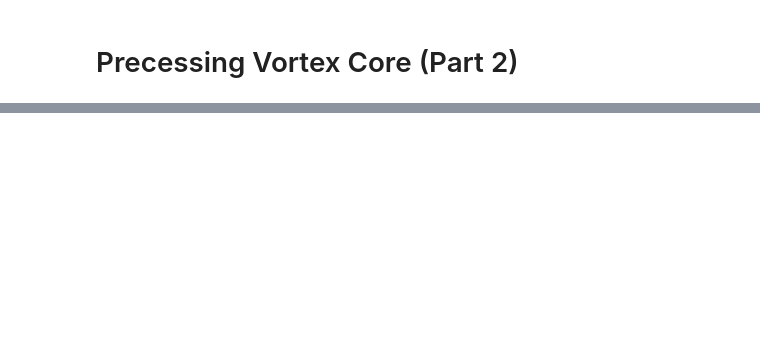
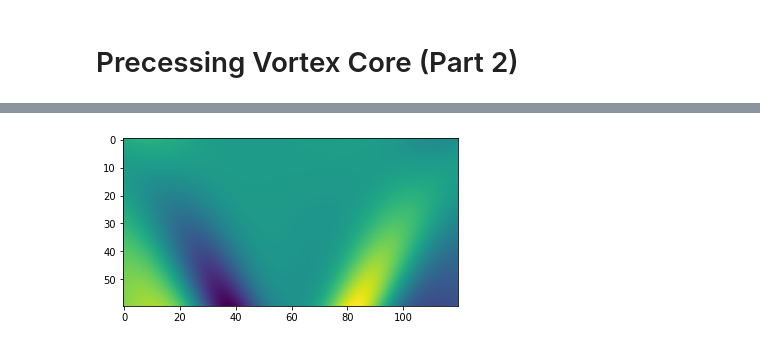
Before and after one commit to chuckedfromspace/pythonize, a Jupyter notebook: pythonize/fluids/pvc_p2.ipynb, the cells around one changed output, grey strips where cells are left out. Saved outputs shown, nothing was run; the diff lists cells and outputs as text; code cells hidden in the pictures; blank space fills up the shorter version.

```diff
--- a/pythonize/fluids/pvc_p2.ipynb
+++ b/pythonize/fluids/pvc_p2.ipynb
@@ -17,0 +126,16 @@ plt.show()
+# %%
+def create_vx(x, c1=36, c2=84, c_adjust=0.5, sig1=12,
+              sig1_adjust=0.1, amp1=10, amp1_adjust=-0.2):
+    vx = np.zeros((60, 120))
+
+    for i in range(60):
+        vx[i, :] = vx_profile(x, c1-i*c_adjust, c2+i*c_adjust,
+                            sig1+i*sig1_adjust,
+                            amp1 + i*amp1_adjust)
+    return vx
+
+vx = create_vx(x)
+plt.imshow(np.flipud(vx))
+plt.show()
+# %% [output]
+[figure, added]
```
Also changed, not shown: parts of 8 cells of this notebook, 1 other file.
